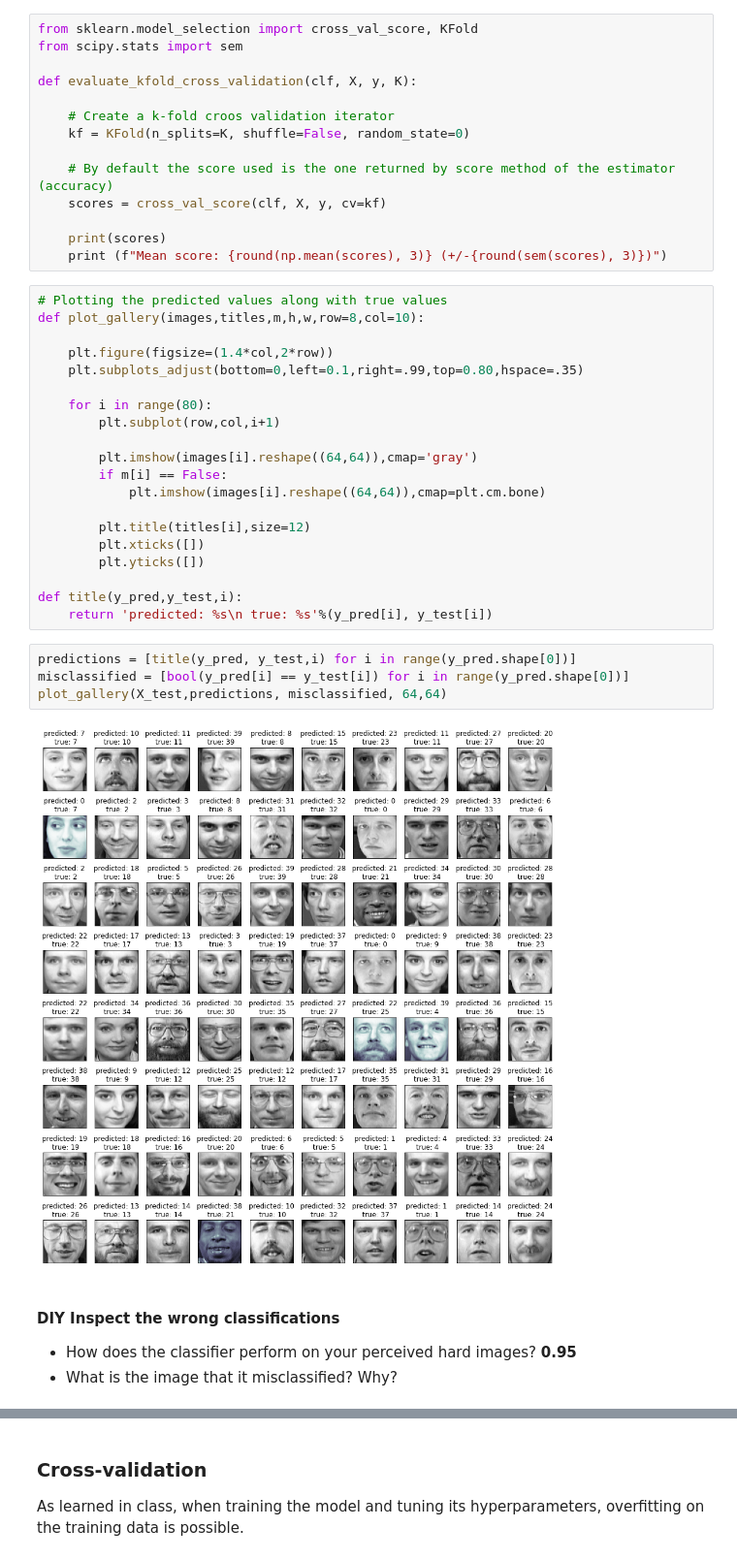
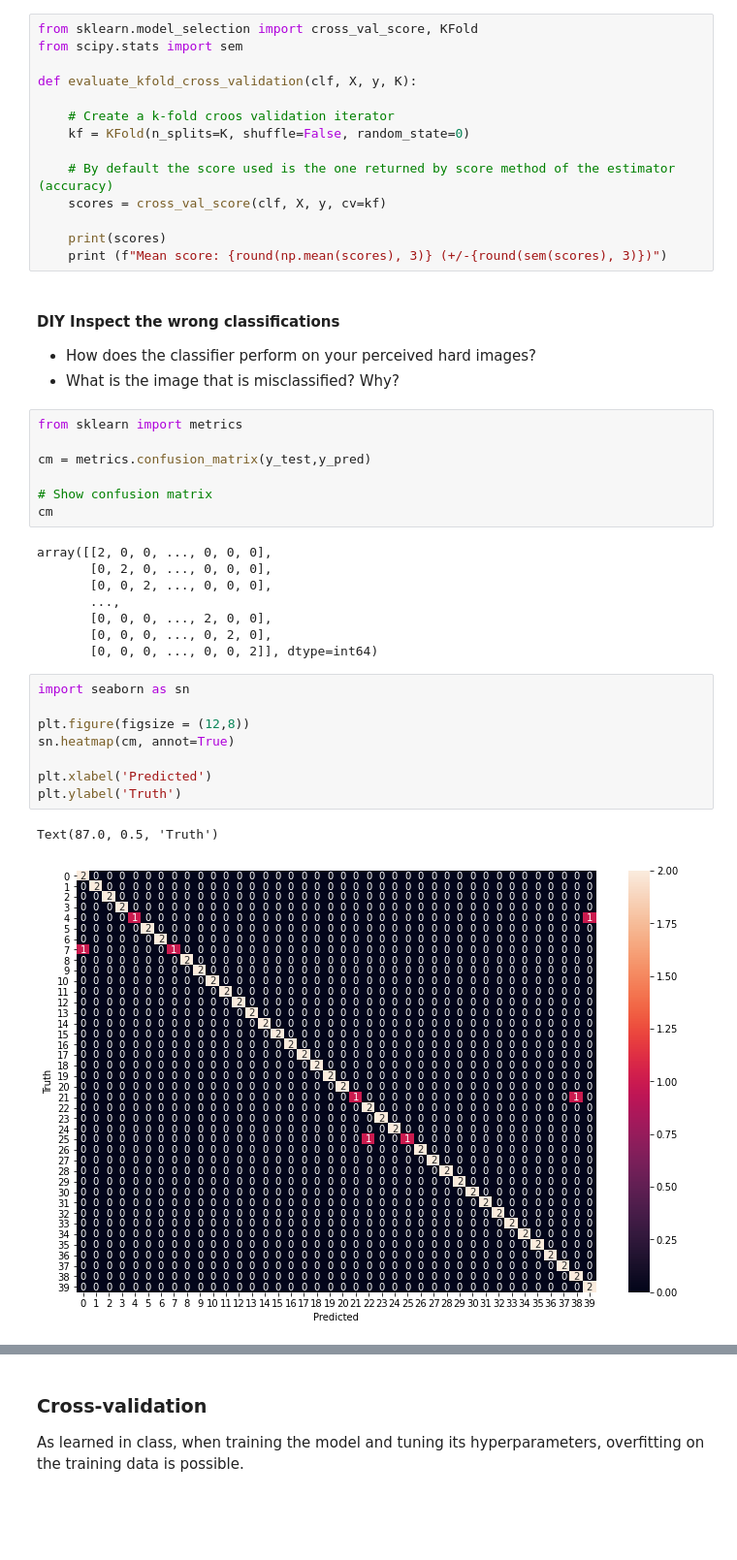
Before and after one commit to constantimi/Machine-Learning-Fundamentals, a Jupyter notebook: Face Recognition Olivetti Dataset/Face Recognition Challenge.ipynb, the cells around one changed output, grey strips where cells are left out. Shown at 97% size. Cells and saved outputs as stored; diff of their text form; blank space fills up the shorter version.

```diff
--- a/Face Recognition Olivetti Dataset/Face Recognition Challenge.ipynb
+++ b/Face Recognition Olivetti Dataset/Face Recognition Challenge.ipynb
@@ -227,34 +236,34 @@ def evaluate_kfold_cross_validation(clf, X, y, K):
 
     print(scores)
     print (f"Mean score: {round(np.mean(scores), 3)} (+/-{round(sem(scores), 3)})")
-# %%
-# Plotting the predicted values along with true values
-def plot_gallery(images,titles,m,h,w,row=8,col=10):
-
-    plt.figure(figsize=(1.4*col,2*row))
-    plt.subplots_adjust(bottom=0,left=0.1,right=.99,top=0.80,hspace=.35)
-
-    for i in range(80):
-        plt.subplot(row,col,i+1)
-
-        plt.imshow(images[i].reshape((64,64)),cmap='gray')
-        if m[i] == False:
-            plt.imshow(images[i].reshape((64,64)),cmap=plt.cm.bone)
-
-        plt.title(titles[i],size=12)
-        plt.xticks([])
-        plt.yticks([])
-
-def title(y_pred,y_test,i):
-    return 'predicted: %s\n true: %s'%(y_pred[i], y_test[i])
-# %%
-predictions = [title(y_pred, y_test,i) for i in range(y_pred.shape[0])]
-misclassified = [bool(y_pred[i] == y_test[i]) for i in range(y_pred.shape[0])]
-plot_gallery(X_test,predictions, misclassified, 64,64)
-# %% [output]
-[figure, removed]
 # %% [markdown]
 #### DIY Inspect the wrong classifications
 
-* How does the classifier perform on your perceived hard images? **0.95**
-* What is the image that it misclassified? Why?
+* How does the classifier perform on your perceived hard images?
+* What is the image that is misclassified? Why?
+# %%
+from sklearn import metrics
+
+cm = metrics.confusion_matrix(y_test,y_pred)
+
+# Show confusion matrix
+cm
+# %% [output]
+array([[2, 0, 0, ..., 0, 0, 0],
+       [0, 2, 0, ..., 0, 0, 0],
+       [0, 0, 2, ..., 0, 0, 0],
+       ...,
+       [0, 0, 0, ..., 2, 0, 0],
+       [0, 0, 0, ..., 0, 2, 0],
+       [0, 0, 0, ..., 0, 0, 2]], dtype=int64)
+# %%
+import seaborn as sn
+
+plt.figure(figsize = (12,8))
+sn.heatmap(cm, annot=True)
+
+plt.xlabel('Predicted')
+plt.ylabel('Truth')
+# %% [output]
+Text(87.0, 0.5, 'Truth')
+[figure, added]
```
Also changed, not shown: parts of 10 cells of this notebook.
